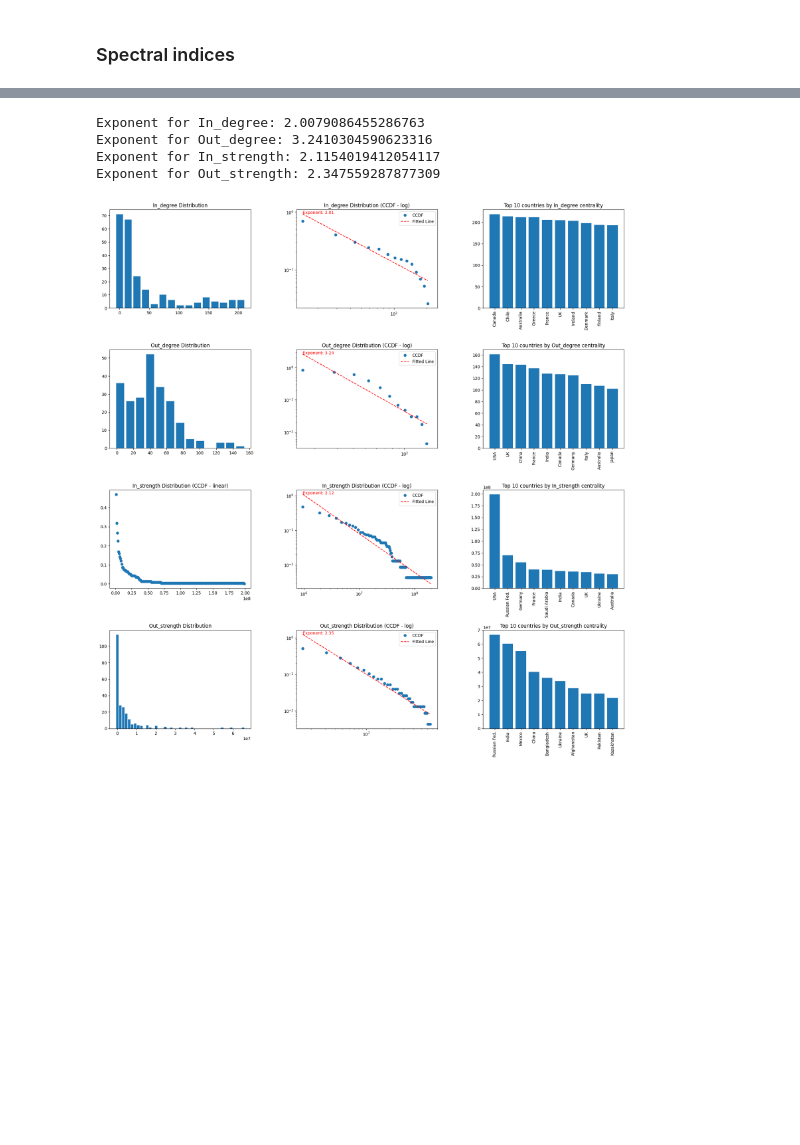
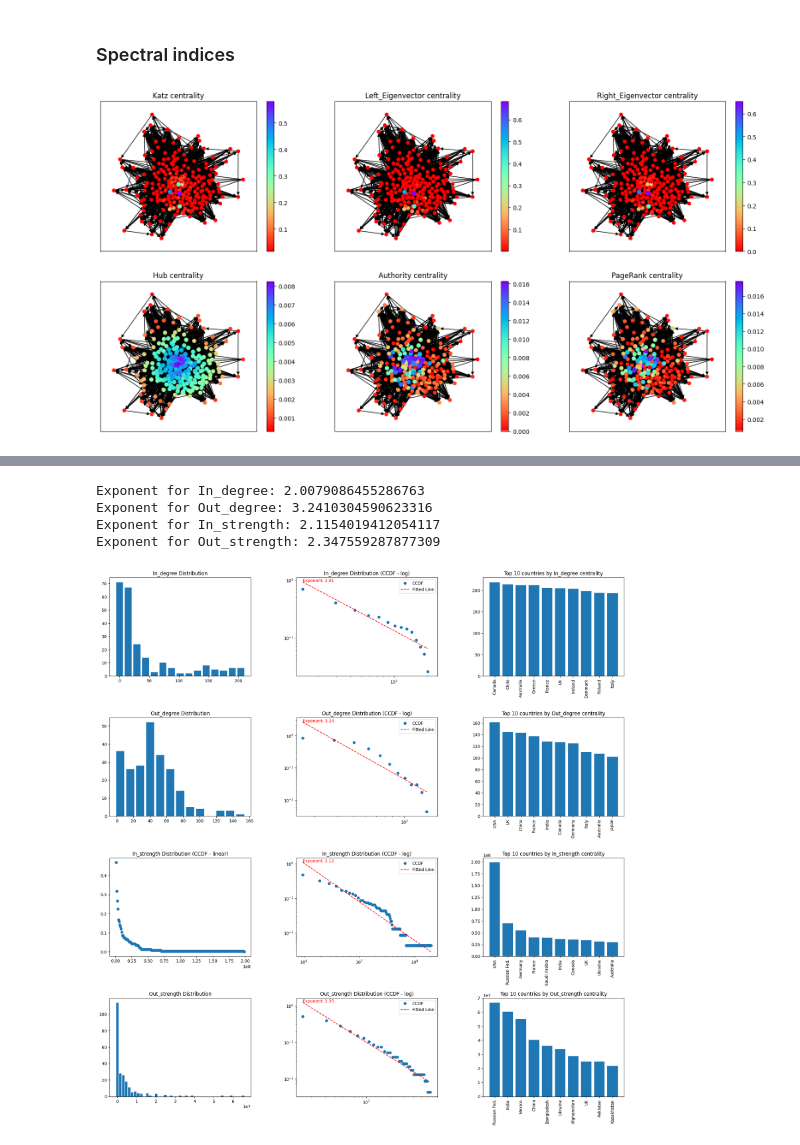
Before and after one commit to Ethangx8/AdvancedDataScienceCN, a Jupyter notebook: notebook/notebook.ipynb, the cells around one changed output, grey strips where cells are left out. Cells and saved outputs as stored; diff of their text form; code cells hidden in the pictures; blank space fills up the shorter version.

```diff
--- a/notebook/notebook.ipynb
+++ b/notebook/notebook.ipynb
@@ -105,6 +105,19 @@ plt.show()
 ## Centralities
 # %%
 centralities = {}
+# %%
+def display_centrality(g, centrality, key, ax = plt):
+    vmin = min(centrality.values())
+    vmax = max(centrality.values())
+    norm = mpl.colors.Normalize(vmin = vmin, vmax = vmax)
+    colors = [plt.cm.rainbow_r(norm(centrality[x])) for x in g.nodes]
+    sm = plt.cm.ScalarMappable(cmap = plt.cm.rainbow_r, norm = norm)
+    sm.set_array([])
+    plt.colorbar(sm, orientation = 'vertical', ax = ax)
+    nx.draw_networkx(g, pos = nx.spring_layout(g, seed = 8),
+                     ax =ax, node_size = np.interp(list(centrality.values()), (vmin, vmax), [30, 50]),
+                     with_labels = False, node_color = colors)
+    ax.set(title = f"{key} centrality")
 # %% [markdown]
 ### Freeman indices
 # %%
@@ -114,20 +127,3 @@ centralities["In_strength"] = dict(g.in_degree(weight = 'migration_total'))
 centralities["Out_strength"] = dict(g.out_degree(weight = 'migration_total'))
 centralities["Betweenness"] = nx.betweenness_centrality(g)
 centralities["Closeness"] = nx.closeness_centrality(g)
-# %%
-_, subp = plt.subplots(math.ceil(len(centralities) / 3), 3, figsize = (20, 10))
-for idx, (k, v) in enumerate(centralities.items()):
-    i = idx % 3
-    j = math.floor(idx / 3)
-    vmin = min(v.values())
-    vmax = max(v.values())
-    norm = mpl.colors.Normalize(vmin = vmin, vmax = vmax)
-    colors = [plt.cm.rainbow_r(norm(v[x])) for x in g.nodes]
-    sm = plt.cm.ScalarMappable(cmap = plt.cm.rainbow_r, norm = norm)
-    sm.set_array([])
-    plt.colorbar(sm, orientation = 'vertical', ax = subp[j][i])
-    nx.draw_networkx(g, pos = nx.spring_layout(g, seed = 8),
-                     ax = subp[j][i], node_size = np.interp(list(v.values()), (vmin, vmax), [30, 50]),
-                     with_labels = False, node_color = colors)
-    subp[j][i].set(title = f"{k} centrality")
-plt.show()
@@ -135,0 +130,5 @@ plt.show()
+# %%
+_, subp = plt.subplots(math.ceil(len(centralities) / 3), 3, figsize = (20, 10))
+for idx, (k, v) in enumerate(centralities.items()):
+    display_centrality(g, v, k, ax = subp[math.floor(idx / 3)][idx % 3])
+plt.show()
@@ -144,3 +145,11 @@ centralities["Left_Eigenvector"] = nx.eigenvector_centrality(g.reverse(), weight
 centralities["Right_Eigenvector"] = nx.eigenvector_centrality(g, weight = 'migration_total')
 centralities["Hub"], centralities["Authority"] = nx.hits(g)
 centralities["PageRank"] = nx.pagerank(g)
+# %%
+sp_indices = {k : v for (k, v) in list(centralities.items())[6:]}
+_, subp = plt.subplots(math.ceil(len(sp_indices) / 3), 3, figsize = (20, 10))
+for idx, (k, v) in enumerate(sp_indices.items()):
+    display_centrality(g, v, k, ax = subp[math.floor(idx / 3)][idx % 3])
+plt.show()
+# %% [output]
+[figure, added]
```
Also changed, not shown: parts of 6 cells of this notebook.
